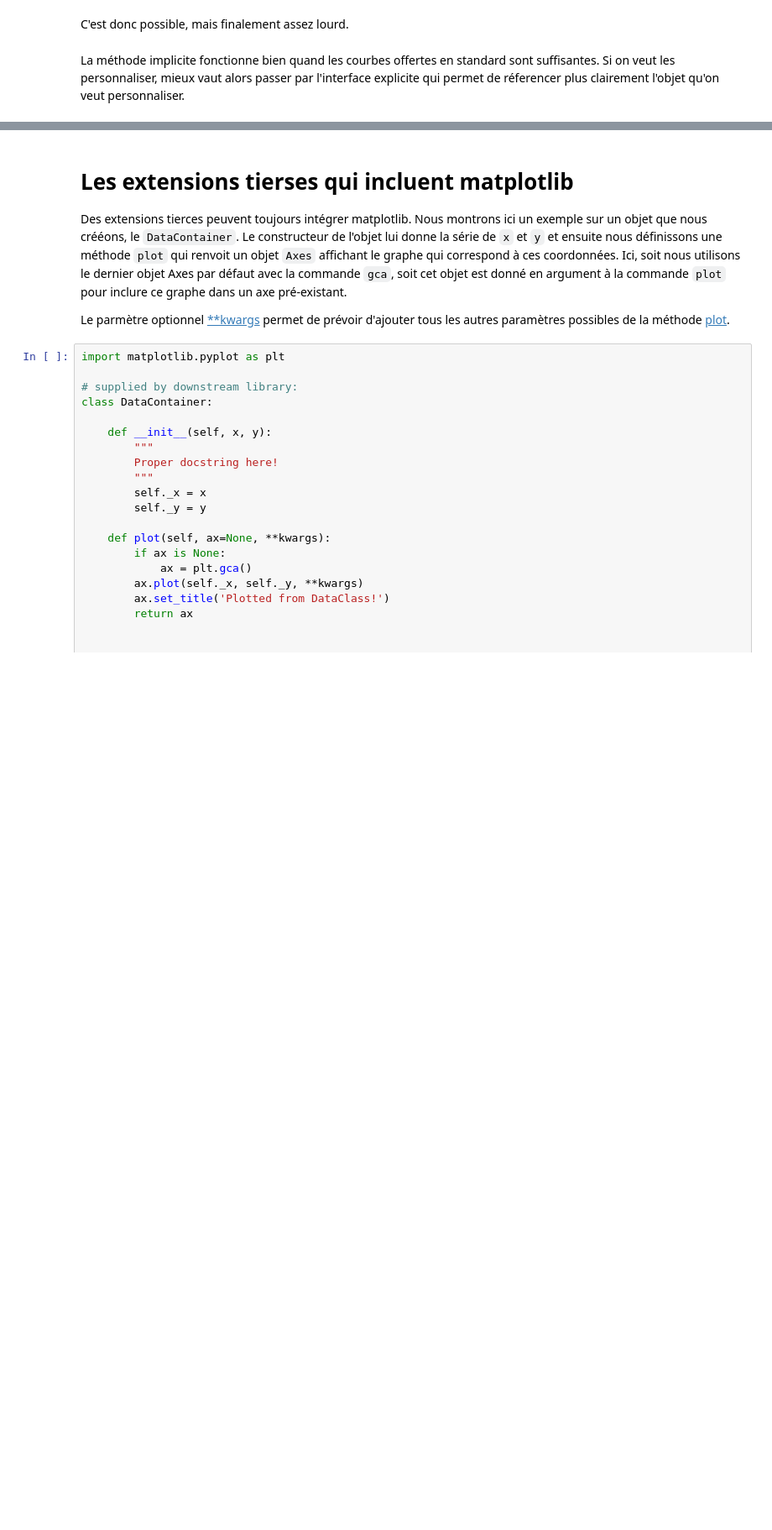
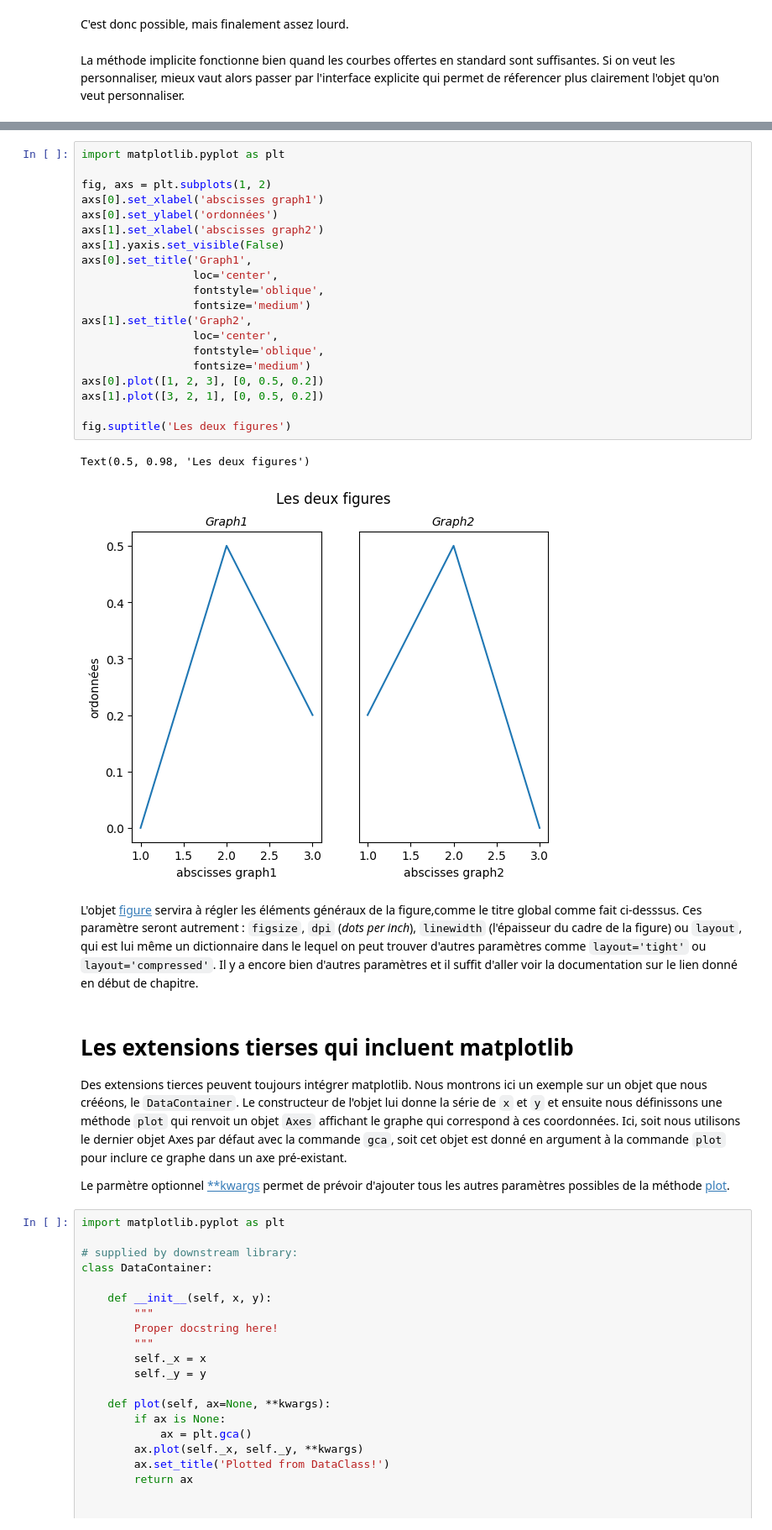
Before and after one commit to mat90hub/python_par_jupyter, a Jupyter notebook: 02_std_ext/11_matplotlib.ipynb, the cells around one changed output, grey strips where cells are left out. Shown: that part at 84% size. Saved outputs shown, nothing was run; the diff lists cells and outputs as text; blank space fills up the shorter version.

```diff
--- a/02_std_ext/11_matplotlib.ipynb
+++ b/02_std_ext/11_matplotlib.ipynb
@@ -107,3 +125,28 @@ La méthode implicite fonctionne bien quand les courbes offertes en standard son
+# %%
+import matplotlib.pyplot as plt
+
+fig, axs = plt.subplots(1, 2)
+axs[0].set_xlabel('abscisses graph1')
+axs[0].set_ylabel('ordonnées')
+axs[1].set_xlabel('abscisses graph2')
+axs[1].yaxis.set_visible(False)
+axs[0].set_title('Graph1',
+                 loc='center',
+                 fontstyle='oblique',
+                 fontsize='medium')
+axs[1].set_title('Graph2',
+                 loc='center',
+                 fontstyle='oblique',
+                 fontsize='medium')
+axs[0].plot([1, 2, 3], [0, 0.5, 0.2])
+axs[1].plot([3, 2, 1], [0, 0.5, 0.2])
+
+fig.suptitle('Les deux figures')
+# %% [output]
+Text(0.5, 0.98, 'Les deux figures')
+[figure, added]
+# %% [markdown]
+L'objet [figure](https://matplotlib.org/stable/api/figure_api.html) servira à régler les éléments généraux de la figure,comme le titre global comme fait ci-desssus. Ces paramètre seront autrement : `figsize`, `dpi` (*dots per inch*), `linewidth` (l'épaisseur du cadre de la figure) ou `layout`, qui est lui même un dictionnaire dans le lequel on peut trouver d'autres paramètres comme `layout='tight'` ou `layout='compressed'`. Il y a encore bien d'autres paramètres et il suffit d'aller voir la documentation sur le lien donné en début de chapitre.
 # %% [markdown]
 # Les extensions tierses qui incluent matplotlib
 
```
Also changed, not shown: parts of 4 cells of this notebook, 7 other files.
